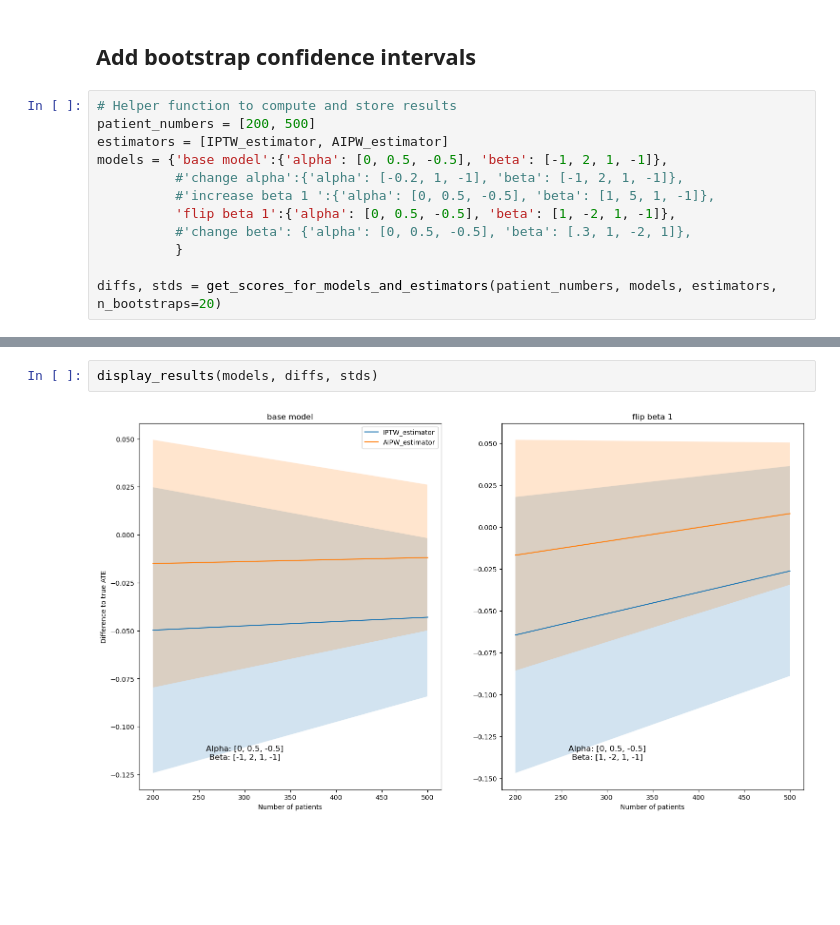
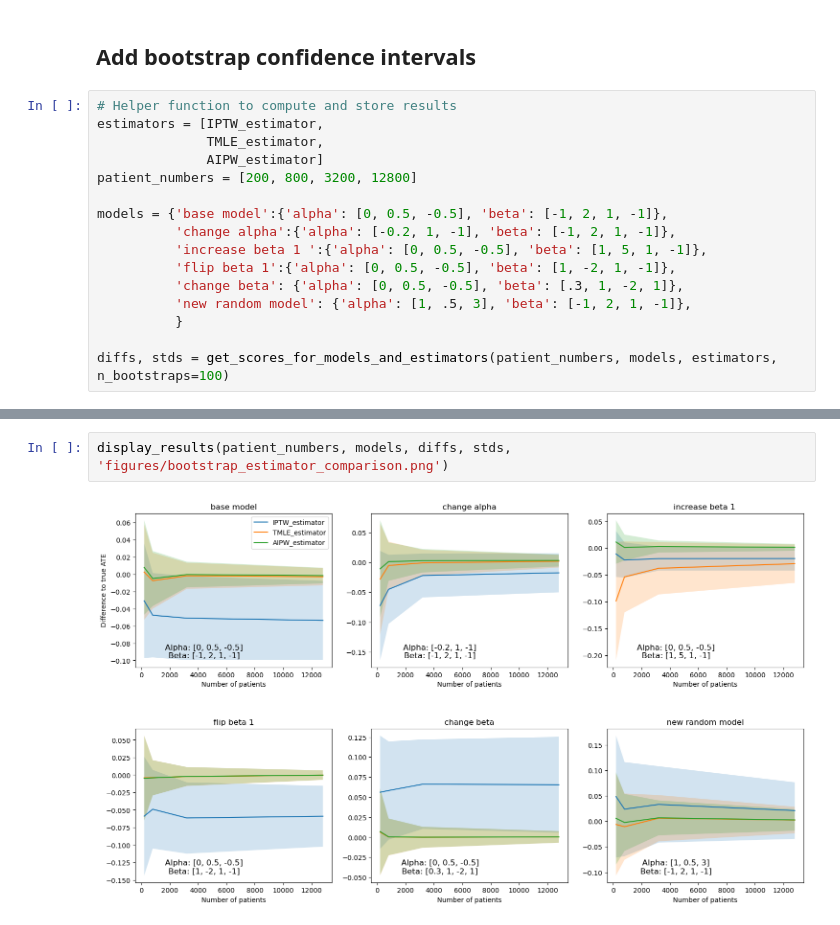
Before and after one commit to kirilklein/ehr2vec, a Jupyter notebook: ehr2vec/notebooks/tmle_binary.ipynb, the cells around one changed output, grey strips where cells are left out. Cells and saved outputs as stored; diff of their text form; blank space fills up the shorter version.

Commit message:
Add example tmle for binary case and for longitudinal from vdl paper
time2event tmle is not fully working yet

```diff
--- a/ehr2vec/notebooks/tmle_binary.ipynb
+++ b/ehr2vec/notebooks/tmle_binary.ipynb
@@ -128,15 +130,19 @@ NameError: name 'plt' is not defined
 ## Add bootstrap confidence intervals
 # %%
 # Helper function to compute and store results
-patient_numbers = [200, 500]
-estimators = [IPTW_estimator, AIPW_estimator]
+estimators = [IPTW_estimator,
+              TMLE_estimator,
+              AIPW_estimator]
+patient_numbers = [200, 800, 3200, 12800]
+
 models = {'base model':{'alpha': [0, 0.5, -0.5], 'beta': [-1, 2, 1, -1]},
-          #'change alpha':{'alpha': [-0.2, 1, -1], 'beta': [-1, 2, 1, -1]},
-          #'increase beta 1 ':{'alpha': [0, 0.5, -0.5], 'beta': [1, 5, 1, -1]},
+          'change alpha':{'alpha': [-0.2, 1, -1], 'beta': [-1, 2, 1, -1]},
+          'increase beta 1 ':{'alpha': [0, 0.5, -0.5], 'beta': [1, 5, 1, -1]},
           'flip beta 1':{'alpha': [0, 0.5, -0.5], 'beta': [1, -2, 1, -1]},
-          #'change beta': {'alpha': [0, 0.5, -0.5], 'beta': [.3, 1, -2, 1]},
+          'change beta': {'alpha': [0, 0.5, -0.5], 'beta': [.3, 1, -2, 1]},
+          'new random model': {'alpha': [1, .5, 3], 'beta': [-1, 2, 1, -1]},
           }
 
-diffs, stds = get_scores_for_models_and_estimators(patient_numbers, models, estimators, n_bootstraps=20)
+diffs, stds = get_scores_for_models_and_estimators(patient_numbers, models, estimators, n_bootstraps=100)
 # %% [output]
  base model
@@ -146,4 +160,4 @@ n=200 n=500
 # %%
-display_results(models, diffs, stds)
+display_results(patient_numbers, models, diffs, stds, 'figures/bootstrap_estimator_comparison.png')
 # %% [output]
-[figure, old version]
+[figure, new version]
```
Also changed, not shown: parts of 4 cells of this notebook, 3 other files.
